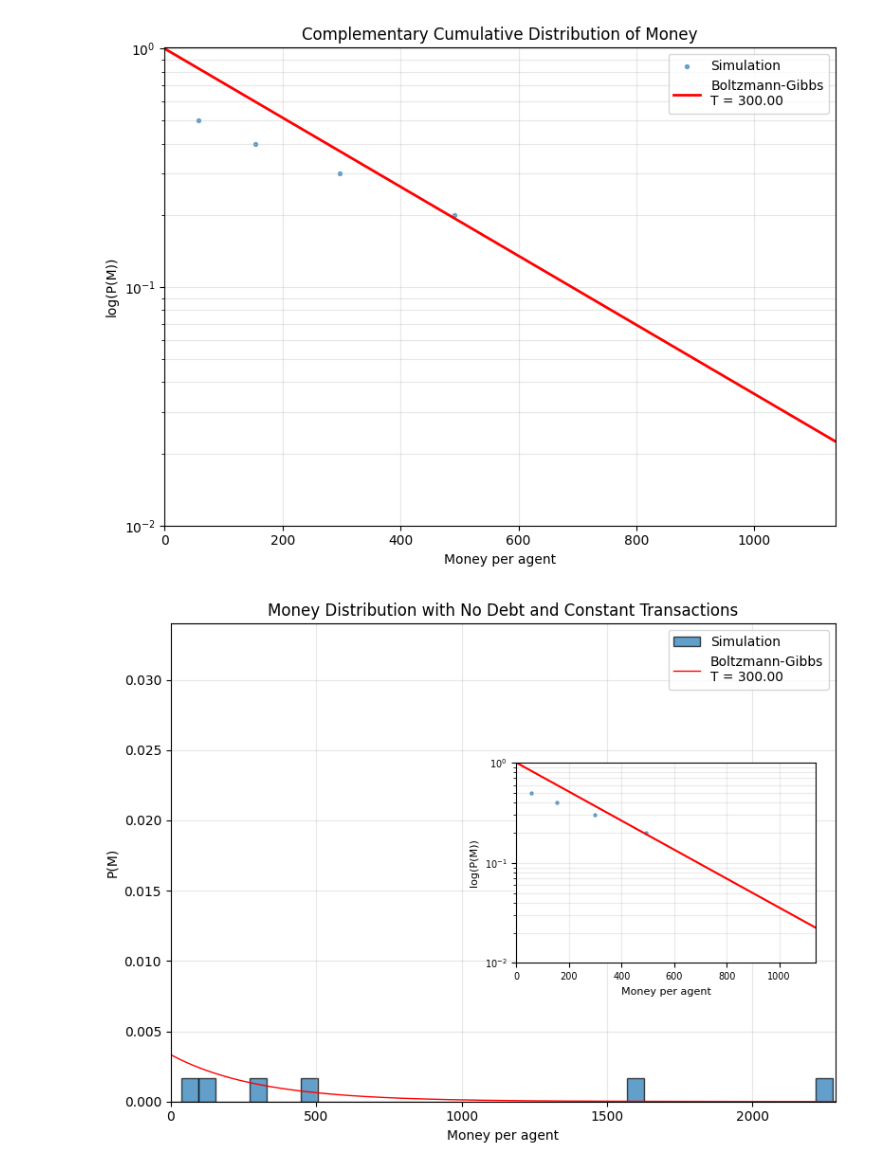
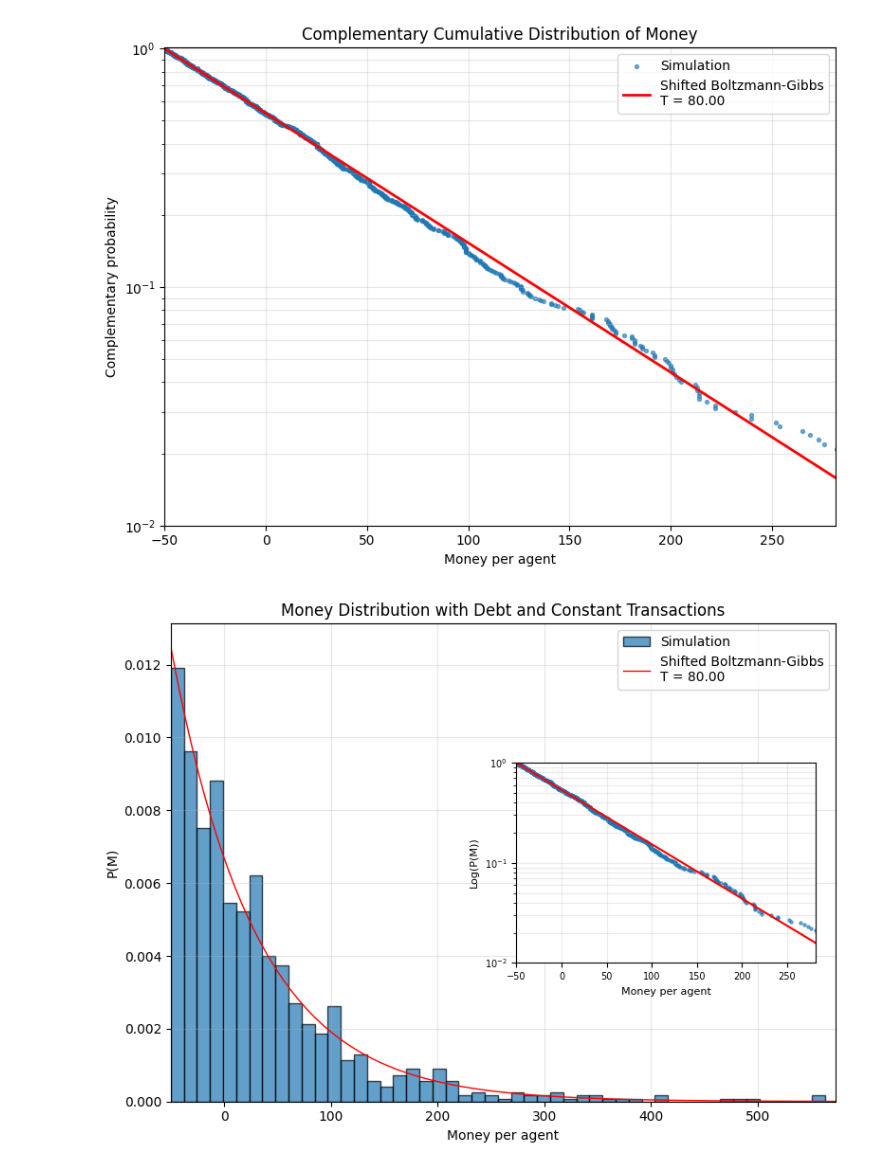
Before and after one commit to giacomells/Statistical-Mechanics-of-Money, a Jupyter notebook: Debt.ipynb, the cells around one changed output. Drawn from its saved outputs; the diff is of its cells as text; code cells hidden in the pictures.

Commit message:
Debt section finished

```diff
--- a/Debt.ipynb
+++ b/Debt.ipynb
@@ -4,5 +4,8 @@ The agents exchange a fixed amount of money and debt is not allowed.
 # %%
+import importlib
 import functions as func
 import matplotlib.pyplot as plt
 import numpy as np
+
+func = importlib.reload(func)
 # %%
@@ -27,35 +57,35 @@ First 10 agents: [-263. -333.  297. -672. -630. 1623.   57. 2276.  153.  492.]
 # %%
 from mpl_toolkits.axes_grid1.inset_locator import inset_axes
 
-T = M / N
+T_debt = M / N + md
 
 fig, ax = plt.subplots(figsize=(8, 6))
 
 ax.hist(
     agents,
-    bins=50,
+    bins=60,
     density=True,
     alpha=0.7,
     edgecolor="black",
     label="Simulation"
 )
 
-x_fit = np.linspace(agents.min() - 10, agents.max() + 10, 300)
-y_fit = (1 / T) * np.exp(-x_fit / T)
+x_fit = np.linspace(-md, agents.max() + 10, 300)
+y_fit = (1 / T_debt) * np.exp(-(x_fit + md) / T_debt)
 
-plt.plot(
+ax.plot(
     x_fit,
     y_fit,
     "r-",
     linewidth=1,
-    label=f"Boltzmann-Gibbs\nT = {T:.2f}"
+    label=f"Shifted Boltzmann-Gibbs\nT = {T_debt:.2f}"
 )
 
-plt.xlabel("Money per agent")
-plt.ylabel("P(M)")
-plt.title("Probability Density of Money per Agent")
-plt.legend()
-plt.grid(alpha=0.3)
-plt.xlim(agents.min() - 10, agents.max() + 10)
+ax.set_xlabel("Money per agent")
+ax.set_ylabel("P(M)")
+ax.set_title("Probability Density of Money per Agent with Debt")
+ax.legend()
+ax.grid(alpha=0.3)
+ax.set_xlim(-md, agents.max() + 10)
 plt.show()
 # %% [output]
@@ -64,7 +94,7 @@ plt.show()
 fig, ax = plt.subplots(figsize=(8, 6))
 
 sorted_agents = np.sort(agents)
-probability = 1 - np.arange(1, N + 1) / N  # complementary cumulative probability
+probability = 1 - np.arange(1, N + 1) / N
 
 ax.scatter(
     sorted_agents,
@@ -76,30 +106,29 @@ ax.scatter(
 
 ax.plot(
     x_fit,
-    np.exp(-x_fit / T),
+    np.exp(-(x_fit + md) / T_debt),
     "r-",
     linewidth=2,
-    label=f"Boltzmann-Gibbs\nT = {T:.2f}"
+    label=f"Shifted Boltzmann-Gibbs\nT = {T_debt:.2f}"
 )
 
 ax.set_yscale("log")
 ax.set_xlabel("Money per agent")
-ax.set_ylabel("log(P(M))")
+ax.set_ylabel("Complementary probability")
 ax.set_title("Complementary Cumulative Distribution of Money")
 ax.legend()
 ax.grid(which="both", alpha=0.3)
-#ax.set_xlim(0, agents.max())
-ax.set_xlim(0, agents.max()/2)
-ax.set_ylim(1e-2, 1.01)  # Set y-axis limits for better visibility
+ax.set_xlim(-md, agents.max() / 2)
+ax.set_ylim(1e-2, 1.01)
 
 plt.tight_layout()
 plt.show()
 # %% [output]
-[figure, old version]
+[figure, new version]
 # %%
 fig, ax = plt.subplots(figsize=(8, 6))
 
-# First plot: histogram and Boltzmann-Gibbs distribution
+# First plot: histogram and shifted Boltzmann-Gibbs distribution
 ax.hist(
     agents,
     bins=50,
@@ -114,43 +143,43 @@ ax.plot(
     y_fit,
     "r-",
     linewidth=1,
-    label=f"Boltzmann-Gibbs\nT = {T:.2f}"
+    label=f"Shifted Boltzmann-Gibbs\nT = {T_debt:.2f}"
 )
 
 ax.set_xlabel("Money per agent")
 ax.set_ylabel("P(M)")
-ax.set_title("Money Distribution with No Debt and Constant Transactions")
+ax.set_title("Money Distribution with Debt and Constant Transactions")
 ax.legend(loc="upper right")
 ax.grid(alpha=0.3)
-ax.set_xlim(0, agents.max() + 10)
+ax.set_xlim(-md, agents.max() + 10)
 
 # Second plot as a small overlay, centered vertically and shifted right
 inset = ax.inset_axes([0.52, 0.29, 0.45, 0.42])
 
 inset.scatter(
     sorted_agents,
     probability,
     s=5,
     alpha=0.6,
     color="tab:blue"
 )
 
 inset.plot(
     x_fit,
-    np.exp(-x_fit / T),
+    np.exp(-(x_fit + md) / T_debt),
     "r-",
     linewidth=1.5
 )
 
 inset.set_yscale("log")
-inset.set_xlim(0, agents.max() / 2)
+inset.set_xlim(-md, agents.max() / 2)
 inset.set_ylim(1e-2, 1.01)
 inset.set_xlabel("Money per agent", fontsize=8)
-inset.set_ylabel("log(P(M))", fontsize=8)
+inset.set_ylabel("Log(P(M))", fontsize=8)
 inset.tick_params(axis="both", labelsize=7)
 inset.grid(which="both", alpha=0.25)
 
 plt.tight_layout()
 plt.show()
 # %% [output]
-[figure, old version]
+[figure, new version]
```
Also changed, not shown: parts of 4 cells of this notebook, 4 other files.
